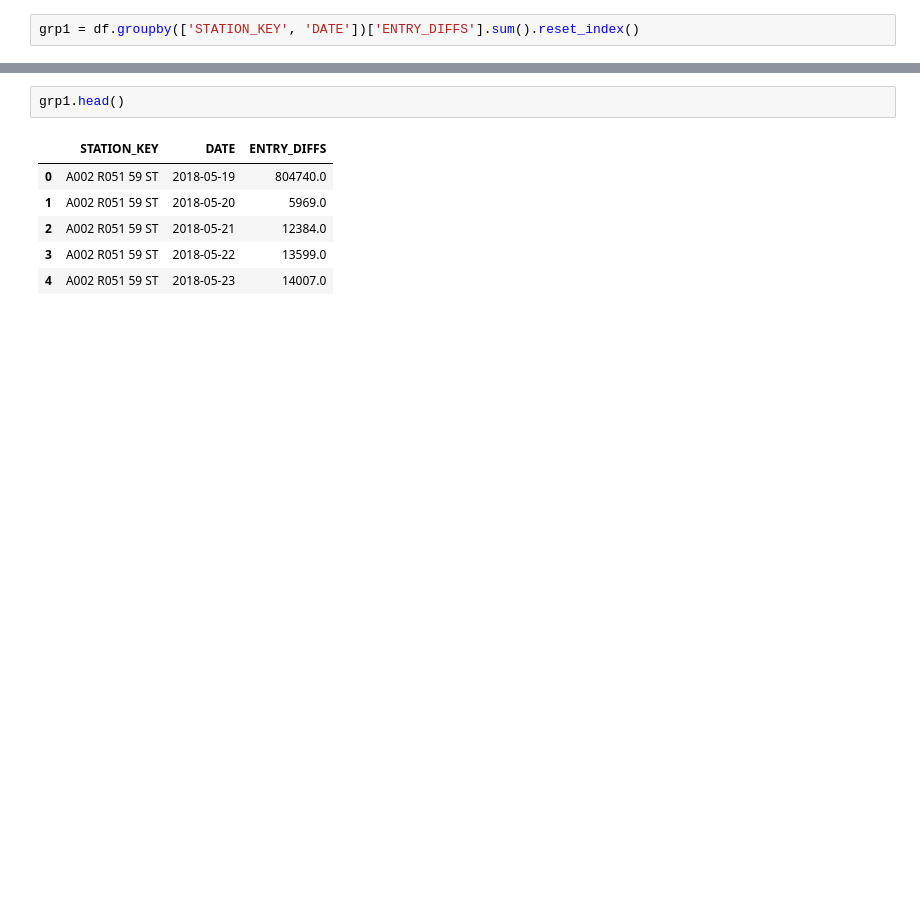
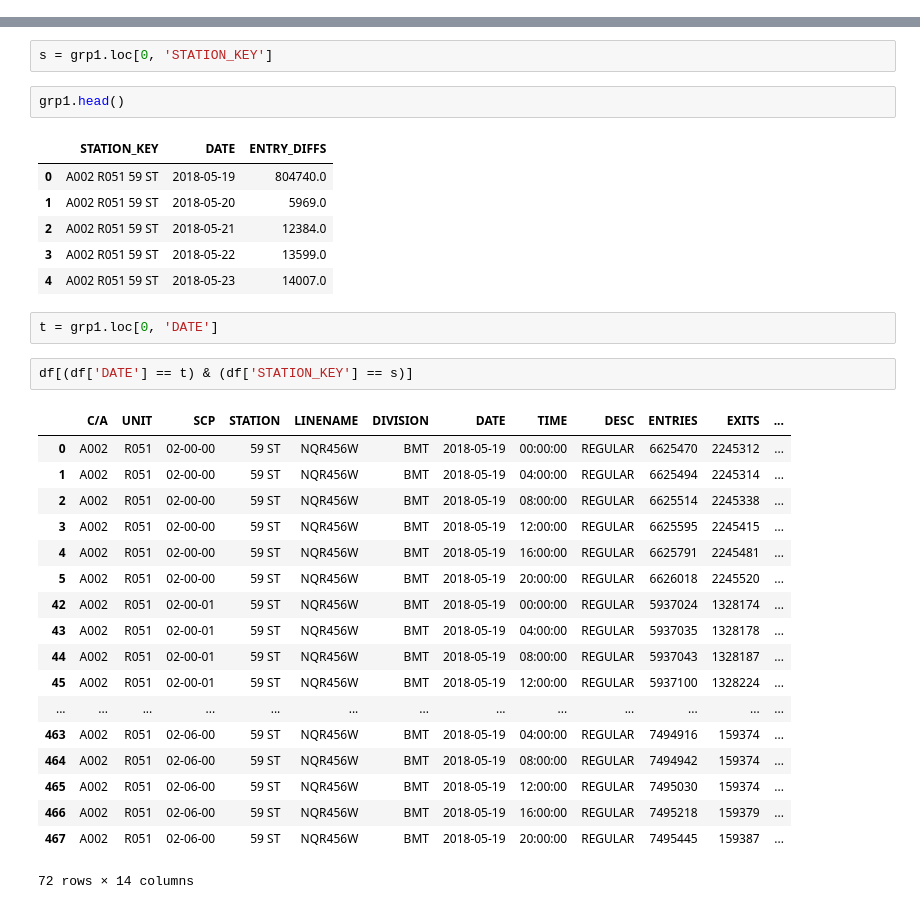
Before and after one commit to luketibbott/benson, a Jupyter notebook: benson-KF.ipynb, the cells around one changed output, grey strips where cells are left out. Cells and saved outputs as stored; diff of their text form; blank space fills up the shorter version.

```diff
--- a/benson-KF.ipynb
+++ b/benson-KF.ipynb
@@ -67,2 +52,0 @@ df['STATION_KEY'] = df['C/A'] + ' ' + df['UNIT'] + ' ' + df['STATION']
-# %%
-grp1 = df.groupby(['STATION_KEY', 'DATE'])['ENTRY_DIFFS'].sum().reset_index()
@@ -69,3 +55,5 @@ grp1 = df.groupby(['STATION_KEY', 'DATE'])['ENTRY_DIFFS'].sum().reset_index()
+# %%
+s = grp1.loc[0, 'STATION_KEY']
 # %%
 grp1.head()
 # %% [output]
@@ -75,3 +63,26 @@ grp1.head()
 | 2 | A002 R051 59 ST | 2018-05-21 | 12384.0 |
 | 3 | A002 R051 59 ST | 2018-05-22 | 13599.0 |
 | 4 | A002 R051 59 ST | 2018-05-23 | 14007.0 |
+# %%
+t = grp1.loc[0, 'DATE']
+# %%
+df[(df['DATE'] == t) & (df['STATION_KEY'] == s)]
+# %% [output]
+|  | C/A | UNIT | SCP | STATION | LINENAME | DIVISION | DATE | TIME | DESC | ENTRIES | EXITS | ... |
+| 0 | A002 | R051 | 02-00-00 | 59 ST | NQR456W | BMT | 2018-05-19 | 00:00:00 | REGULAR | 6625470 | 2245312 | ... |
+| 1 | A002 | R051 | 02-00-00 | 59 ST | NQR456W | BMT | 2018-05-19 | 04:00:00 | REGULAR | 6625494 | 2245314 | ... |
+| 2 | A002 | R051 | 02-00-00 | 59 ST | NQR456W | BMT | 2018-05-19 | 08:00:00 | REGULAR | 6625514 | 2245338 | ... |
+| 3 | A002 | R051 | 02-00-00 | 59 ST | NQR456W | BMT | 2018-05-19 | 12:00:00 | REGULAR | 6625595 | 2245415 | ... |
+| 4 | A002 | R051 | 02-00-00 | 59 ST | NQR456W | BMT | 2018-05-19 | 16:00:00 | REGULAR | 6625791 | 2245481 | ... |
+| 5 | A002 | R051 | 02-00-00 | 59 ST | NQR456W | BMT | 2018-05-19 | 20:00:00 | REGULAR | 6626018 | 2245520 | ... |
+| 42 | A002 | R051 | 02-00-01 | 59 ST | NQR456W | BMT | 2018-05-19 | 00:00:00 | REGULAR | 5937024 | 1328174 | ... |
+| 43 | A002 | R051 | 02-00-01 | 59 ST | NQR456W | BMT | 2018-05-19 | 04:00:00 | REGULAR | 5937035 | 1328178 | ... |
+| 44 | A002 | R051 | 02-00-01 | 59 ST | NQR456W | BMT | 2018-05-19 | 08:00:00 | REGULAR | 5937043 | 1328187 | ... |
+| 45 | A002 | R051 | 02-00-01 | 59 ST | NQR456W | BMT | 2018-05-19 | 12:00:00 | REGULAR | 5937100 | 1328224 | ... |
+| ... | ... | ... | ... | ... | ... | ... | ... | ... | ... | ... | ... | ... |
+| 463 | A002 | R051 | 02-06-00 | 59 ST | NQR456W | BMT | 2018-05-19 | 04:00:00 | REGULAR | 7494916 | 159374 | ... |
+| 464 | A002 | R051 | 02-06-00 | 59 ST | NQR456W | BMT | 2018-05-19 | 08:00:00 | REGULAR | 7494942 | 159374 | ... |
+| 465 | A002 | R051 | 02-06-00 | 59 ST | NQR456W | BMT | 2018-05-19 | 12:00:00 | REGULAR | 7495030 | 159374 | ... |
+| 466 | A002 | R051 | 02-06-00 | 59 ST | NQR456W | BMT | 2018-05-19 | 16:00:00 | REGULAR | 7495218 | 159379 | ... |
+| 467 | A002 | R051 | 02-06-00 | 59 ST | NQR456W | BMT | 2018-05-19 | 20:00:00 | REGULAR | 7495445 | 159387 | ... |
+72 rows × 14 columns
```
Also changed, not shown: parts of 9 cells of this notebook.
